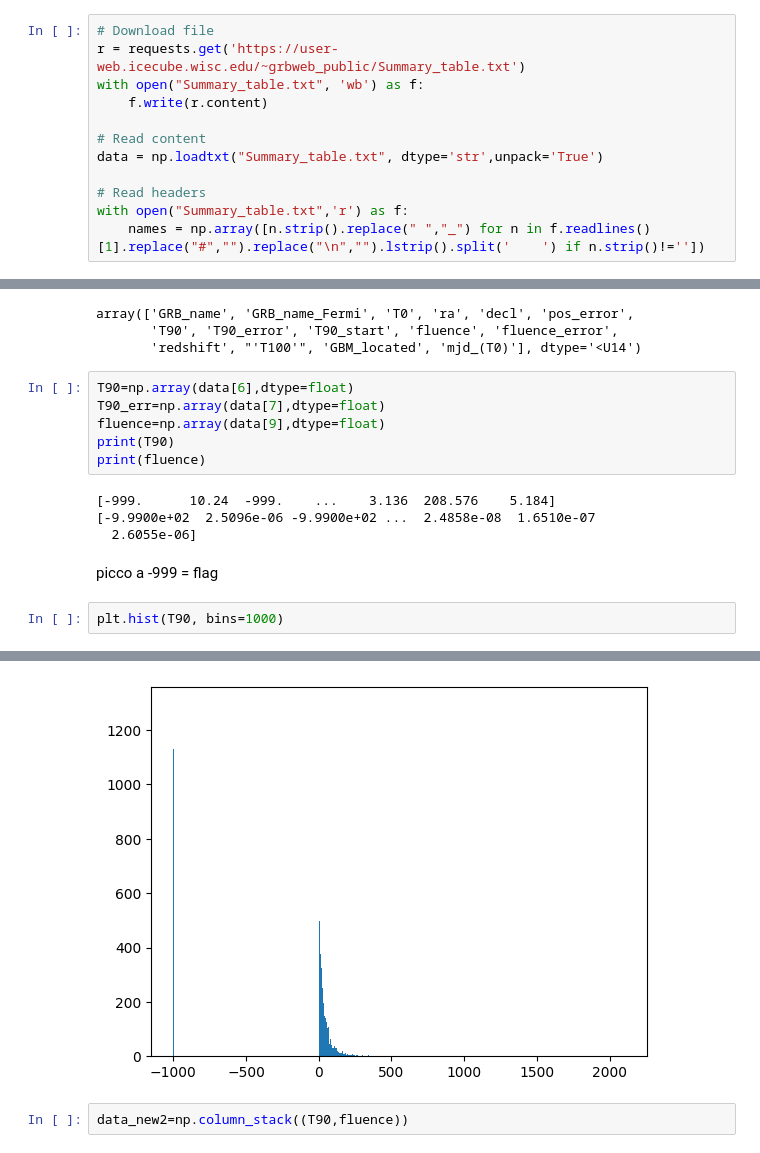
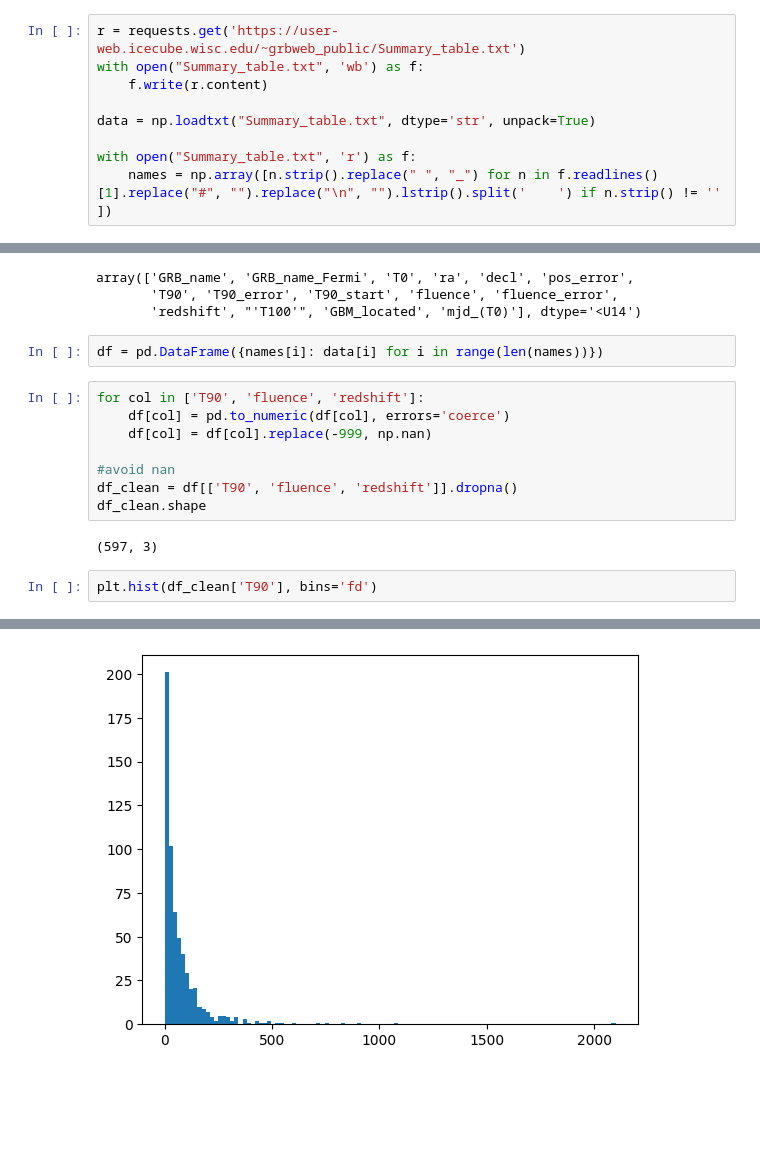
Before and after one commit to LorenzaImpicciche/astrostatistics_bicocca_2025, a Jupyter notebook: working/W14.ipynb, the cells around one changed output, grey strips where cells are left out. Cells and saved outputs as stored; diff of their text form; blank space fills up the shorter version.

```diff
--- a/working/W14.ipynb
+++ b/working/W14.ipynb
@@ -11,12 +13,9 @@ from sklearn import preprocessing
 # %%
-# Download file
 r = requests.get('https://user-web.icecube.wisc.edu/~grbweb_public/Summary_table.txt')
 with open("Summary_table.txt", 'wb') as f:
     f.write(r.content)
 
-# Read content
-data = np.loadtxt("Summary_table.txt", dtype='str',unpack='True')
+data = np.loadtxt("Summary_table.txt", dtype='str', unpack=True)
 
-# Read headers
-with open("Summary_table.txt",'r') as f:
-    names = np.array([n.strip().replace(" ","_") for n in f.readlines()[1].replace("#","").replace("\n","").lstrip().split('    ') if n.strip()!=''])
+with open("Summary_table.txt", 'r') as f:
+    names = np.array([n.strip().replace(" ", "_") for n in f.readlines()[1].replace("#", "").replace("\n", "").lstrip().split('    ') if n.strip() != '' ])
@@ -29,18 +25,18 @@ names
 array(['GRB_name', 'GRB_name_Fermi', 'T0', 'ra', 'decl', 'pos_error',
        'T90', 'T90_error', 'T90_start', 'fluence', 'fluence_error',
        'redshift', "'T100'", 'GBM_located', 'mjd_(T0)'], dtype='<U14')
-# %%
-T90=np.array(data[6],dtype=float)
-T90_err=np.array(data[7],dtype=float)
-fluence=np.array(data[9],dtype=float)
-print(T90)
-print(fluence)
-# %% [output]
-[-999.      10.24  -999.    ...    3.136  208.576    5.184]
-[-9.9900e+02  2.5096e-06 -9.9900e+02 ...  2.4858e-08  1.6510e-07
-  2.6055e-06]
-# %% [markdown]
-picco a -999 = flag
+# %%
+df = pd.DataFrame({names[i]: data[i] for i in range(len(names))})
+# %%
+for col in ['T90', 'fluence', 'redshift']:
+    df[col] = pd.to_numeric(df[col], errors='coerce')
+    df[col] = df[col].replace(-999, np.nan)
+
+#avoid nan
+df_clean = df[['T90', 'fluence', 'redshift']].dropna()
+df_clean.shape
+# %% [output]
+(597, 3)
 # %%
-plt.hist(T90, bins=1000)
+plt.hist(df_clean['T90'], bins='fd')
 # %% [output]
@@ -64,3 +60 @@ plt.hist(T90, bins=1000)
-[figure, old version]
+[figure, new version]
-# %%
-data_new2=np.column_stack((T90,fluence))
```
Also changed, not shown: parts of 21 cells of this notebook.
